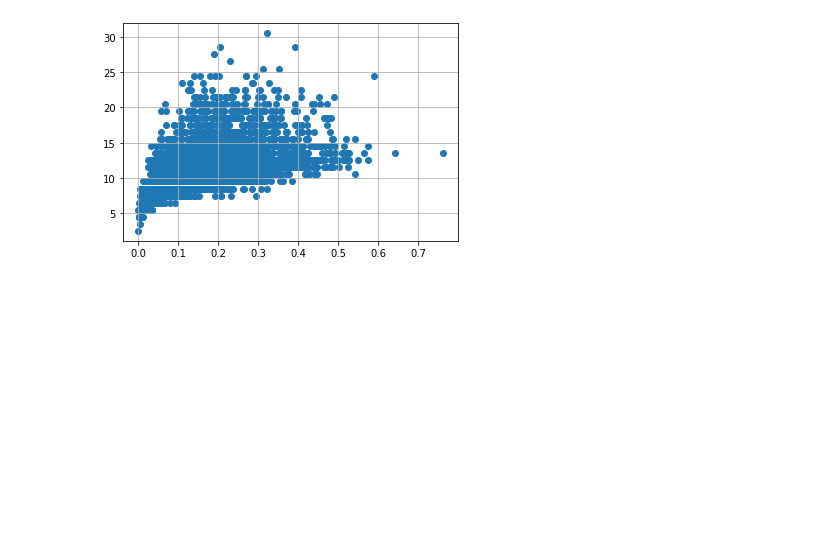
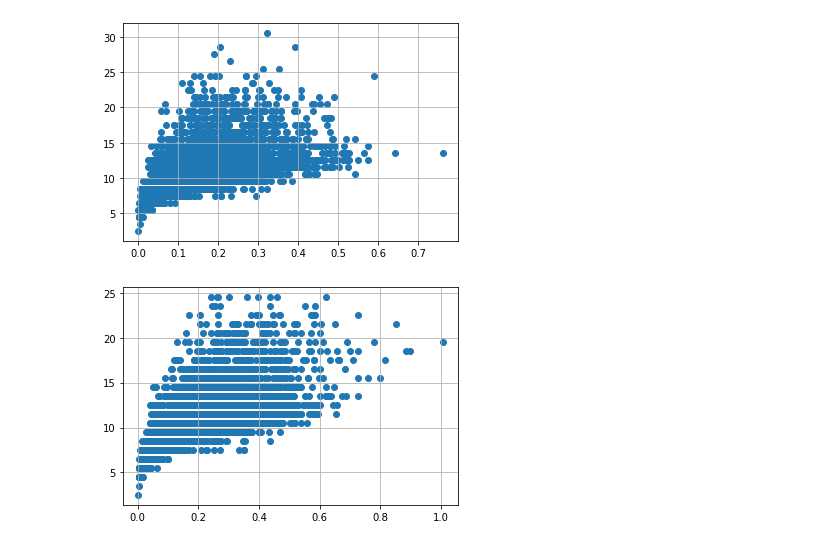
Before and after one commit to asma512/Data_Science_BootCamp, a Jupyter notebook: Week_17/tree_based_models_hw.ipynb, the cells around one changed output. Cells and saved outputs as stored; diff of their text form; code cells hidden in the pictures; blank space fills up the shorter version.

```diff
--- a/Week_17/tree_based_models_hw.ipynb
+++ b/Week_17/tree_based_models_hw.ipynb
@@ -147,3 +135,9 @@ plt.grid(True)
 # %%
 df.drop(df[(df['Viscera weight']> 0.5) & (df['age'] < 20)].index, inplace=True)
 df.drop(df[(df['Viscera weight']<0.5) & (df['age'] > 25)].index, inplace=True)
+# %%
+feature = 'Shell weight'
+plt.scatter(x = df[feature], y = df['age'])
+plt.grid(True)
+# %% [output]
+[figure, added]
```
Also changed, not shown: parts of 25 cells of this notebook.
